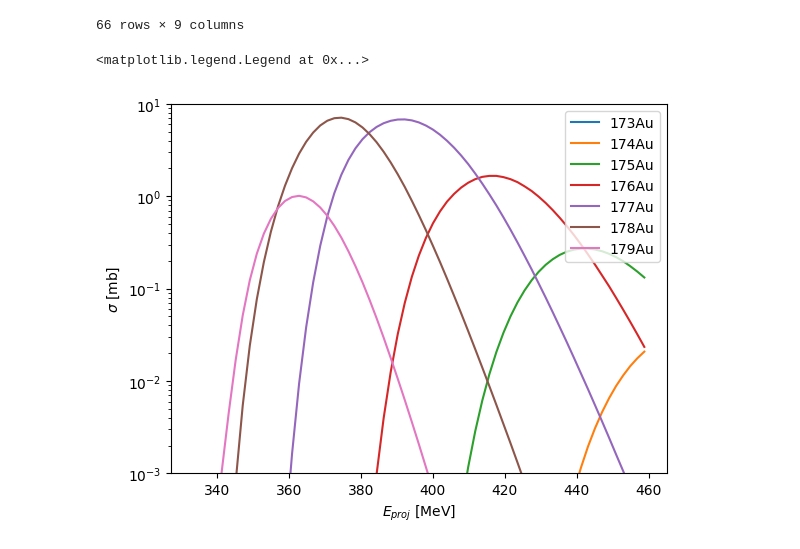
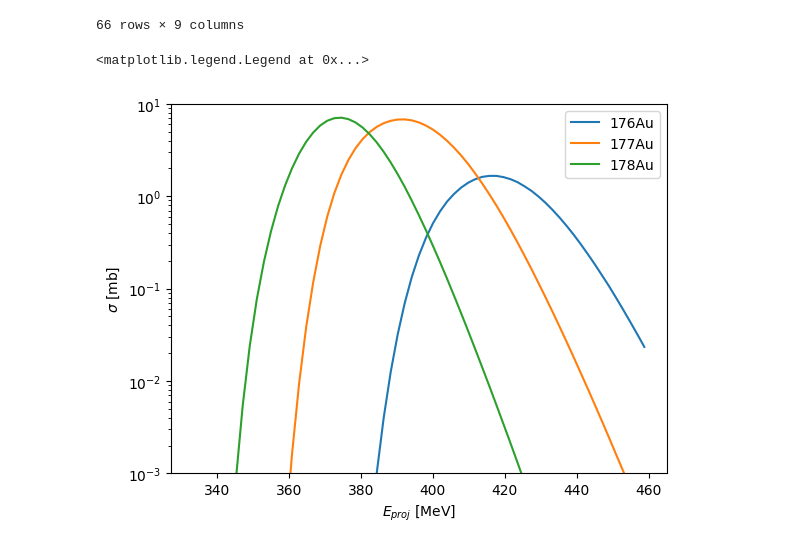
Before and after one commit to JozefMist/hivapJ, a Jupyter notebook: MyHivap/results/180hg/180hg.ipynb, the cells around one changed output. Saved outputs shown, nothing was run; the diff lists cells and outputs as text; code cells hidden in the pictures.

Commit message:
180Hg calculations and plotting in jupyter

```diff
--- a/MyHivap/results/180hg/180hg.ipynb
+++ b/MyHivap/results/180hg/180hg.ipynb
@@ -87,20 +87,20 @@ df_pxn0
 dfm10 = df_pxn10.melt(id_vars=['E_lab', 'E*/MeV'], var_name='isotope', value_name='CS')
 dfm0 = df_pxn0.melt(id_vars=['E_lab', 'E*/MeV'], var_name='isotope', value_name='CS')
 # %%
-ax1 = sns.lineplot(x='E_lab', y='CS', hue='isotope', data=dfm10)
+ax1 = sns.lineplot(x='E_lab', y='CS', hue='isotope', data=dfm10[dfm10['isotope'].isin(list(df_pxn10.columns[5:-1]))])
 plt.semilogy()
 plt.ylim(1e-3, 1e1)
 # plt.xlim(right=50)
 plt.ylabel('$\sigma$ [mb]')
 plt.xlabel('$E_{proj}$ [MeV]')
 plt.legend(loc='upper right')
 # plt.xticks(np.arange(330,465, step=10))
 
 # ax2 = ax1.twiny()
 # ax2.set_xticks(list(df_pxn10['E*/MeV']))
 
 
 # fig2 = sns.lineplot(x='E*/MeV', y='CS', hue='isotope', data=dfm0, linestyle='--', legend=None)
 # %% [output]
 <matplotlib.legend.Legend at 0x...>
-[figure, old version]
+[figure, new version]
```
Also changed, not shown: parts of 5 cells of this notebook, 15 other files.
